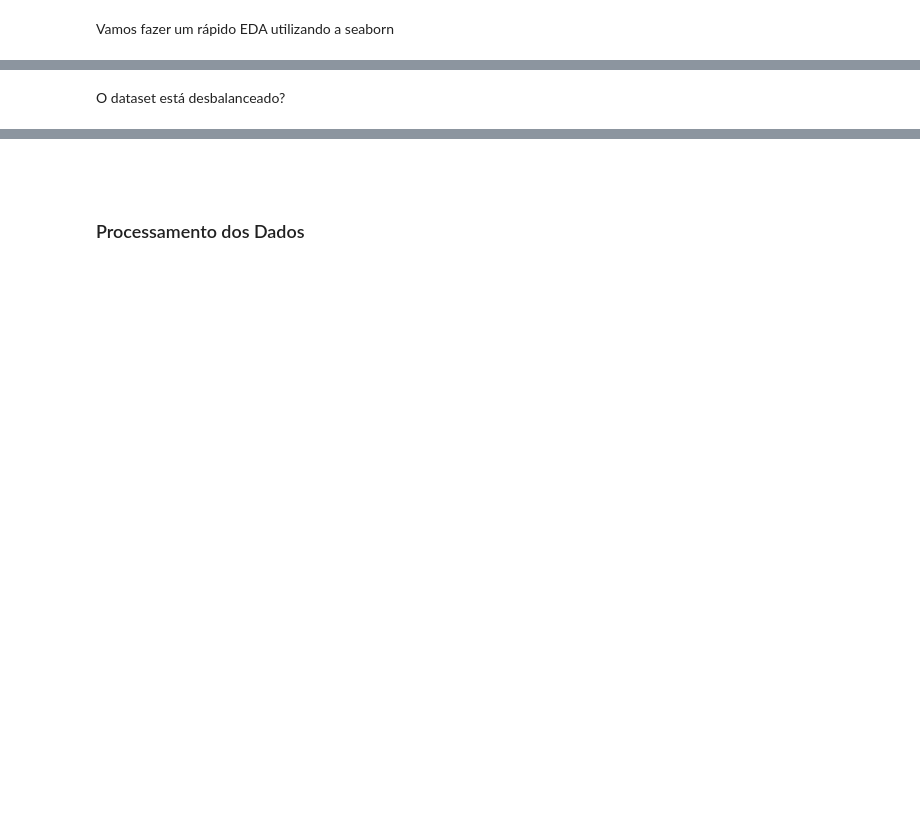
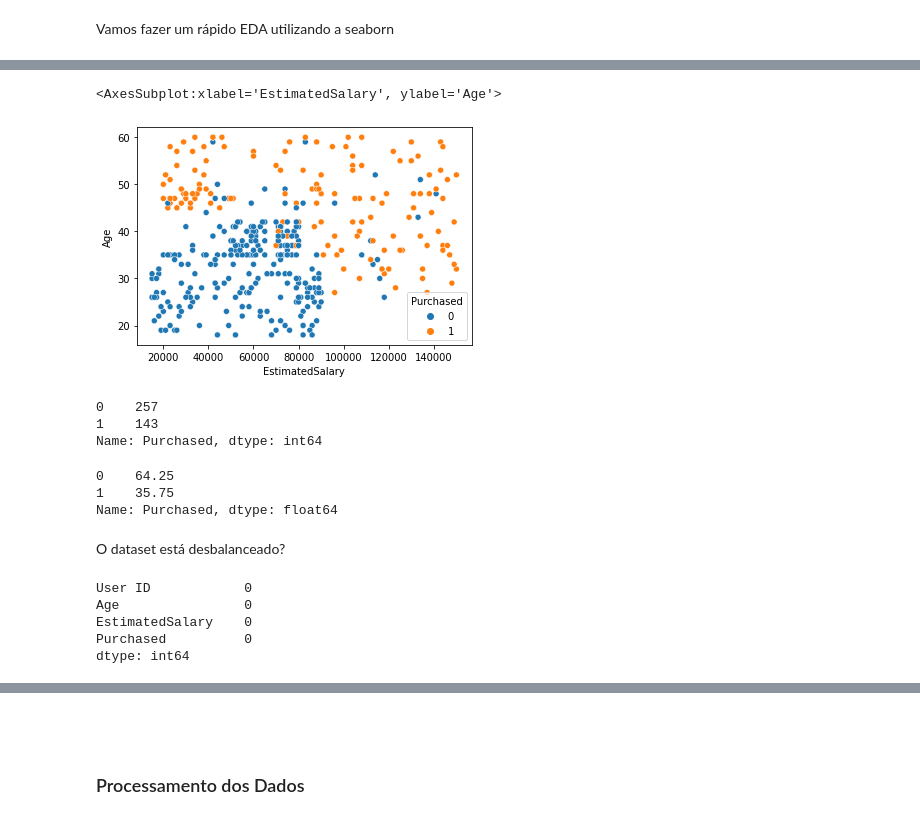
Before and after one commit to patriciacatandi/Lets_Code_DS_Degree_Alunos_ML, a Jupyter notebook: Módulo 9 - Machine Learning I/3_KNN/KNN.ipynb, the cells around one changed output, grey strips where cells are left out. Saved outputs shown, nothing was run; the diff lists cells and outputs as text; code cells hidden in the pictures; blank space fills up the shorter version.

```diff
--- a/Módulo 9 - Machine Learning I/3_KNN/KNN.ipynb
+++ b/Módulo 9 - Machine Learning I/3_KNN/KNN.ipynb
@@ -158,10 +177,31 @@ Vamos fazer um rápido EDA utilizando a seaborn
 # %%
 # Faça um scatterplot entre EstimatedSalary e Age utilizando Purchase nas cores
+sns.scatterplot(data=dataset, x="EstimatedSalary", y="Age", hue="Purchased")
+# %% [output]
+<AxesSubplot:xlabel='EstimatedSalary', ylabel='Age'>
+[figure, added]
 # %%
 # Calcule a quantidade de amostra em cada classe
+dataset.Purchased.value_counts()
+# %% [output]
+0    257
+1    143
+Name: Purchased, dtype: int64
 # %%
 # Calcule a porcentagem de amostra em cada classe
+dataset.Purchased.value_counts(normalize=True)*100
+# %% [output]
+0    64.25
+1    35.75
+Name: Purchased, dtype: float64
 # %% [markdown]
 O dataset está desbalanceado?
 # %%
 # Checar se temos nulos
+dataset.isna().sum()
+# %% [output]
+User ID            0
+Age                0
+EstimatedSalary    0
+Purchased          0
+dtype: int64
```
Also changed, not shown: parts of 23 cells of this notebook.
